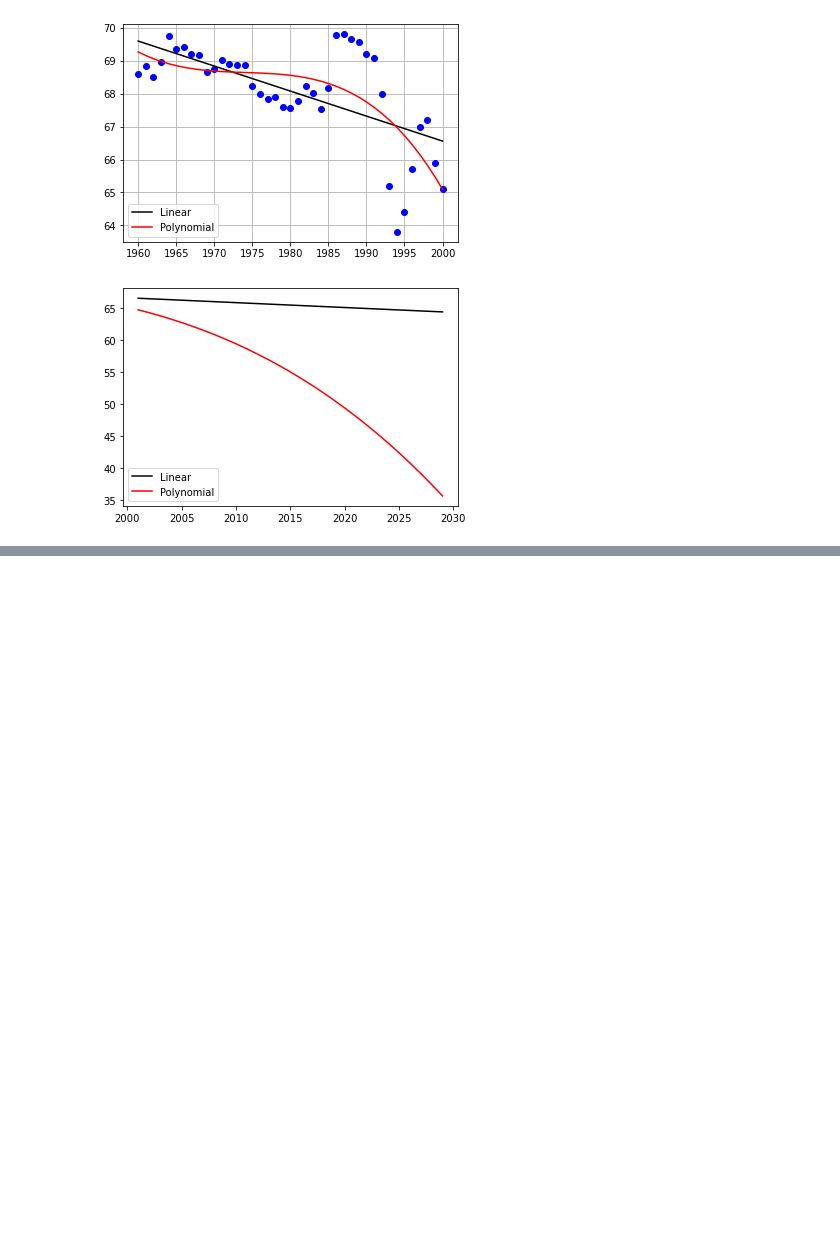
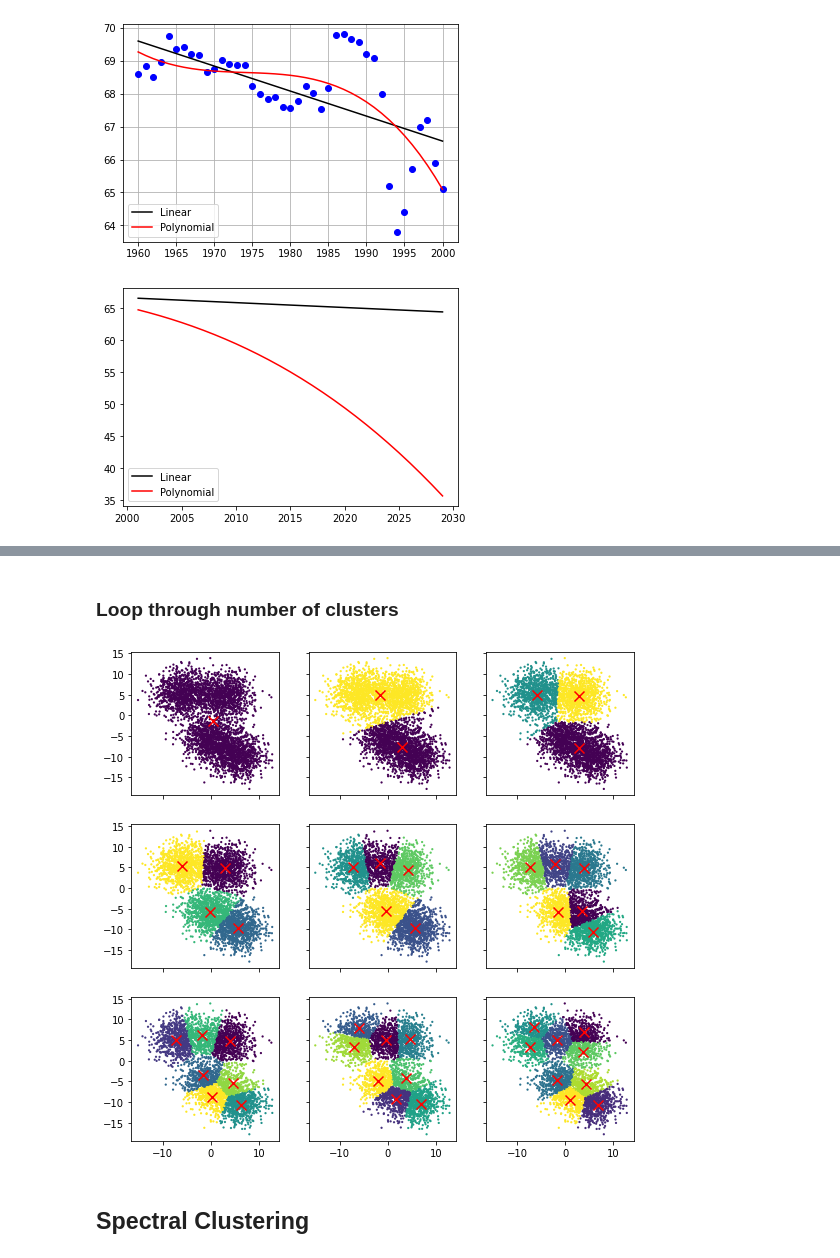
Before and after one commit to joshfuchs/DataScience_projects, a Jupyter notebook: ML scikit learn.ipynb, the cells around one changed output, grey strips where cells are left out. Saved outputs shown, nothing was run; the diff lists cells and outputs as text; code cells hidden in the pictures; blank space fills up the shorter version.

Commit message:
added spectral clustering and time tests

```diff
--- a/ML scikit learn.ipynb
+++ b/ML scikit learn.ipynb
@@ -558,0 +548,2 @@ for cluster_x, cluster_y in Kmean.cluster_centers_:
+# %%
+data, cluster_id = skl_data.make_blobs(n_samples = 4000, cluster_std = 2.75, centers = 4, random_state = 10)
@@ -558,0 +560,22 @@ for cluster_x, cluster_y in Kmean.cluster_centers_:
+# %% [markdown]
+### Loop through number of clusters
+# %%
+# set up subplots to plot all of the solutions
+fig, ((ax1, ax2, ax3), (ax4, ax5, ax6), (ax7, ax8, ax9)) = plt.subplots(3, 3,
+                                                                        sharex = True, sharey = True,
+                                                                       figsize=(9,9))
+axs = [ax1, ax2, ax3, ax4, ax5, ax6, ax7, ax8, ax9]
+
+for x in range(1,10):
+    Kmean = skl_cluster.KMeans(n_clusters = int(x))
+    Kmean.fit(data)
+    clusters = Kmean.predict(data)
+
+
+    axs[x-1].scatter(data[:,0], data[:,1], s = 5, linewidth=0, c = clusters)
+    for cluster_x, cluster_y in Kmean.cluster_centers_:
+        axs[x-1].scatter(cluster_x, cluster_y, s = 100, c='r', marker='x')
+# %% [output]
+[figure, added]
+# %% [markdown]
+## Spectral Clustering
```
Also changed, not shown: parts of 15 cells of this notebook.
